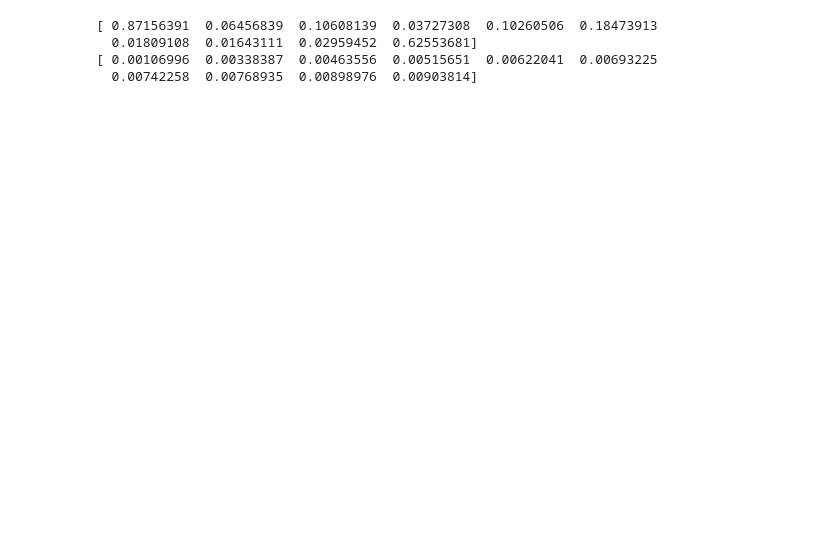
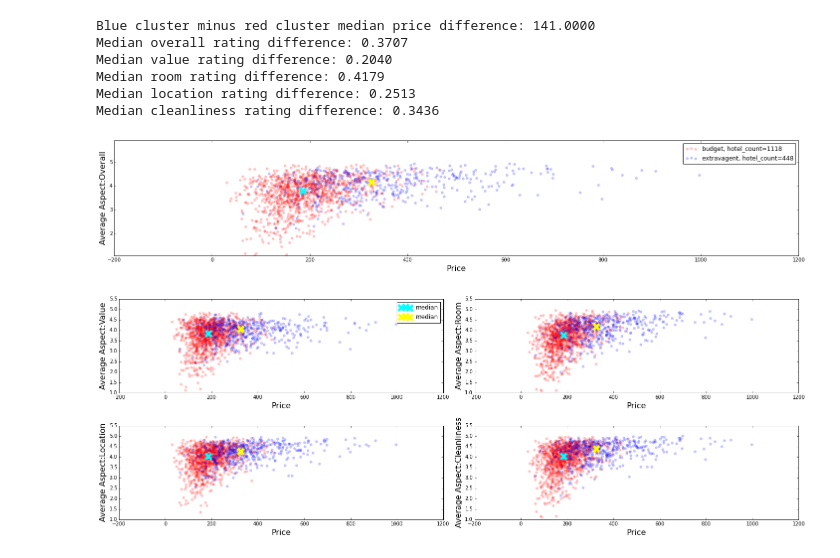
Before and after one commit to rkw0k/Hotel-Reviews, a Jupyter notebook: project.ipynb, the cells around one changed output. Drawn from its saved outputs; the diff is of its cells as text; code cells hidden in the pictures; blank space fills up the shorter version.

Commit message:
clusters from kmeans, bar char hotels within clusters

```diff
--- a/project.ipynb
+++ b/project.ipynb
@@ -18,6 +21,7 @@ cities = pd.read_sql("select distinct(location) from H_info;", conn).values
 # review = pd.read_sql("SELECT * FROM Review;", conn)
 # conn.close()
 # %%
+
 def get_hotel_info(city=None):
     """
 
@@ -60,3 +64,4 @@ def avg_rating(hid, aspects):
     if vec:
         return vec
     return
+Hinfo = get_hotel_info()
@@ -207,24 +171,30 @@ sim_cosine = 0.5 * squareform(pdist(X, metric='cosine'))
-# %%
-# metric='cosine returns 0.5 * (1 - cos(x1, x2)) which ranges from [0,1]
-# with 0 being "close" and 1 being "far"
-sim = sim_cosine
-k = 34
-indices = range(len(X))
-indices.remove(k)
-row_k = sim[k, indices]
-print row_k[:10]
-# indices of the matrix X
-# idx = np.argsort(row_k)[-1:-11:-1]
-idx = np.argsort(row_k)[:10]
-print row_k[idx]
-# print "HOTEL NUMBER %d:" % k
-# print hinfo.ix[k]
-# print "TOP TEN SIMILAR HOTELS"
-# print hinfo.ix[idx]
-# print "SIMILARITY SCORES"
-# print sim[k, idx]
-# %% [output]
-[ 0.87156391  0.06456839  0.10608139  0.03727308  0.10260506  0.18473913
-  0.01809108  0.01643111  0.02959452  0.62553681]
-[ 0.00106996  0.00338387  0.00463556  0.00515651  0.00622041  0.00693225
-  0.00742258  0.00768935  0.00898976  0.00903814]
+# %%
+numK = range(2, 3)
+sil = []
+inert = []
+for K in numK:
+    # Code to pick the best K in Kmeans
+    kmeans_model = KMeans(K, init='random', n_init=20,
+                    precompute_distances=False,
+                    random_state=1).fit(X)
+    Y = kmeans_model.labels_
+    inert.append(kmeans_model.inertia_)
+    sil.append(metrics.silhouette_score(X, Y, metric='euclidean'))
+label_idx = []
+idx = []
+hcluster = []
+for k in xrange(K):
+    label_idx.append(np.where(Y==k))
+    idx.append(label_idx[k][0])
+    hcluster.append(Hinfo[idx[k]])
+# %%
+plot_two_hotel(hcluster[0], hcluster[1])
+# %% [output]
+Blue cluster minus red cluster median price difference: 141.0000
+Median overall rating difference: 0.3707
+Median value rating difference: 0.2040
+Median room rating difference: 0.4179
+Median location rating difference: 0.2513
+Median cleanliness rating difference: 0.3436
+[figure, added]
+[figure, added]
```
Also changed, not shown: parts of 7 cells of this notebook, 2 other files.
